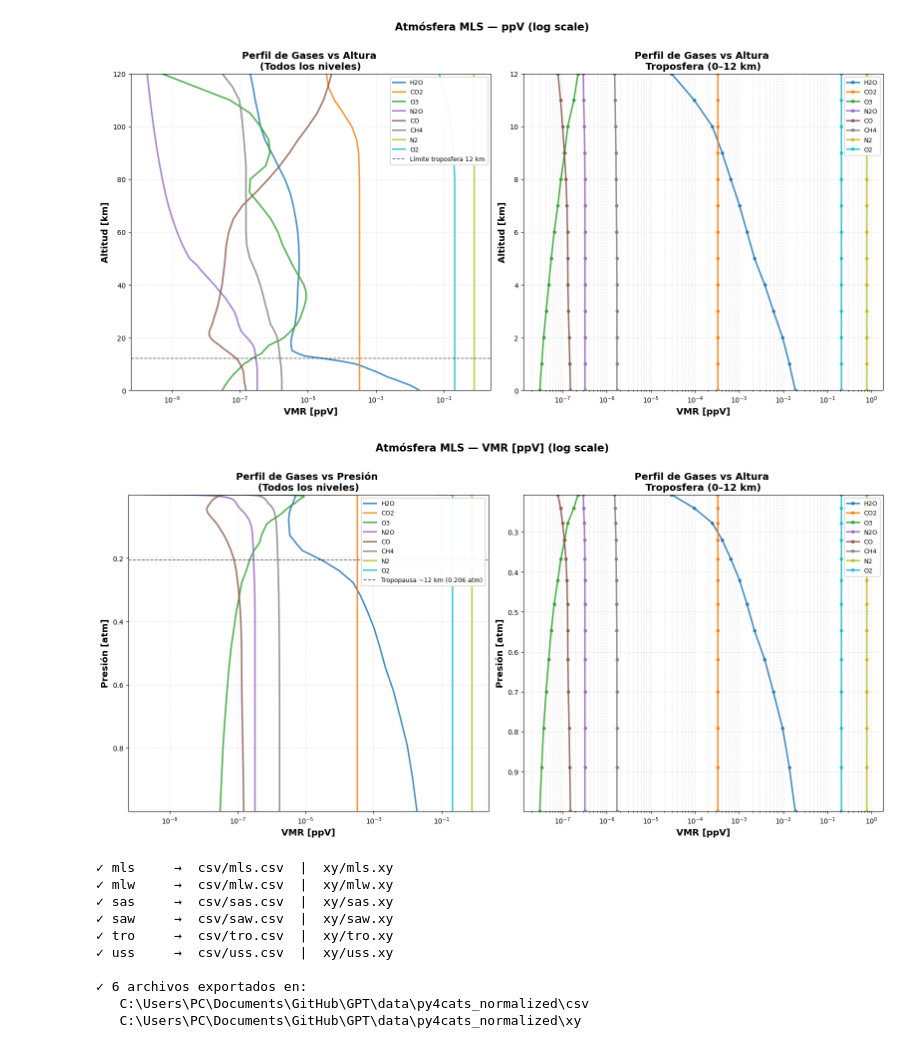
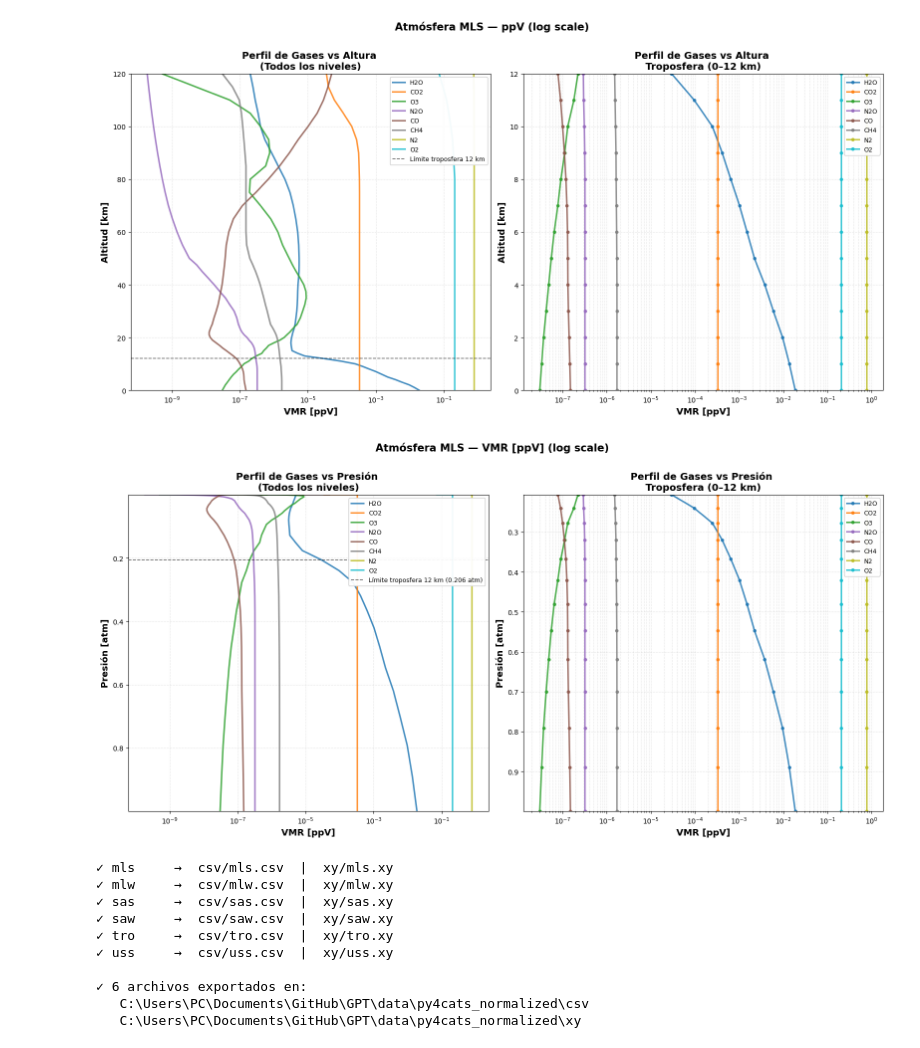
Before and after one commit to OscarMigue9/GPT, a Jupyter notebook: notebooks/Py4CATs.ipynb, the cells around one changed output. Saved outputs shown, nothing was run; the diff lists cells and outputs as text; code cells hidden in the pictures.

```diff
--- a/notebooks/Py4CATs.ipynb
+++ b/notebooks/Py4CATs.ipynb
@@ -673,36 +673,36 @@ for idx, gas in enumerate(GASES_MLS):
 
     # Derecho: solo troposfera (z <= 12 km)
     if tropo_mask.sum() > 0:
         vmr_t  = vmr[tropo_mask]
         p_t    = p_mls[tropo_mask]
         mask_t = vmr_t > 0
         ax2.semilogx(vmr_t[mask_t], p_t[mask_t],
                      linewidth=2.2, label=gas, color=gas_colors[idx], alpha=0.85,
                      marker='o', markersize=4)
 
 # Referencia de presión en la tropopausa (~0.19 atm ≈ 12 km en MLS)
 p_tropo = p_mls[tropo_mask].min() if tropo_mask.sum() > 0 else None
 if p_tropo is not None:
     ax1.axhline(y=p_tropo, color='black', linestyle='--', linewidth=1.2,
-                alpha=0.6, label=f'Tropopausa ~12 km ({p_tropo:.3f} atm)')
+                alpha=0.6, label=f'Límite troposfera 12 km ({p_tropo:.3f} atm)')
 
 for ax in [ax1, ax2]:
     ax.set_ylabel('Presión [atm]', fontsize=13, fontweight='bold')
     ax.set_xlabel('VMR [ppV]',     fontsize=13, fontweight='bold')
     ax.grid(True, alpha=0.3, linestyle='--', which='both')
     ax.legend(loc='upper right', fontsize=9, framealpha=0.95)
 
 ax1.set_ylim(p_mls.max(), p_mls.min())
 ax1.set_title('Perfil de Gases vs Presión \n(Todos los niveles)', fontsize=14, fontweight='bold')
 
 ax2.set_ylim(p_mls[tropo_mask].max(), p_mls[tropo_mask].min())
-ax2.set_title('Perfil de Gases vs Altura \nTroposfera (0–12 km)', fontsize=14, fontweight='bold')
+ax2.set_title('Perfil de Gases vs Presión \nTroposfera (0–12 km)', fontsize=14, fontweight='bold')
 
 plt.suptitle('Atmósfera MLS — VMR [ppV] (log scale)', fontsize=15, fontweight='bold', y=1.01)
 plt.tight_layout()
 plt.show()
 # %% [output]
-[figure, old version]
+[figure, new version]
 # %%
 # EXPORTAR DATOS NORMALIZADOS A data/py4cats_normalized/csv/ y /xy/
 import pandas as pd
```
Also changed, not shown: 2 other files.
